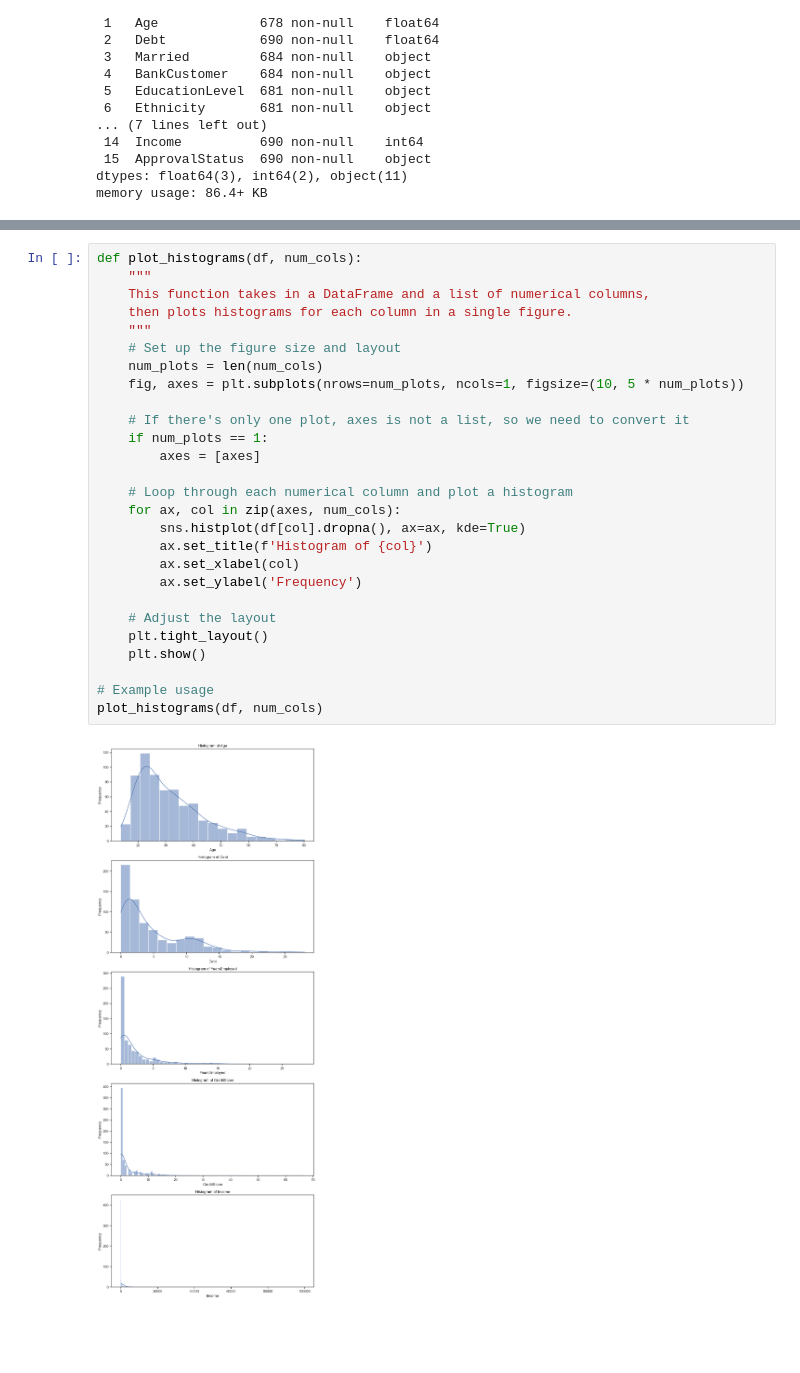
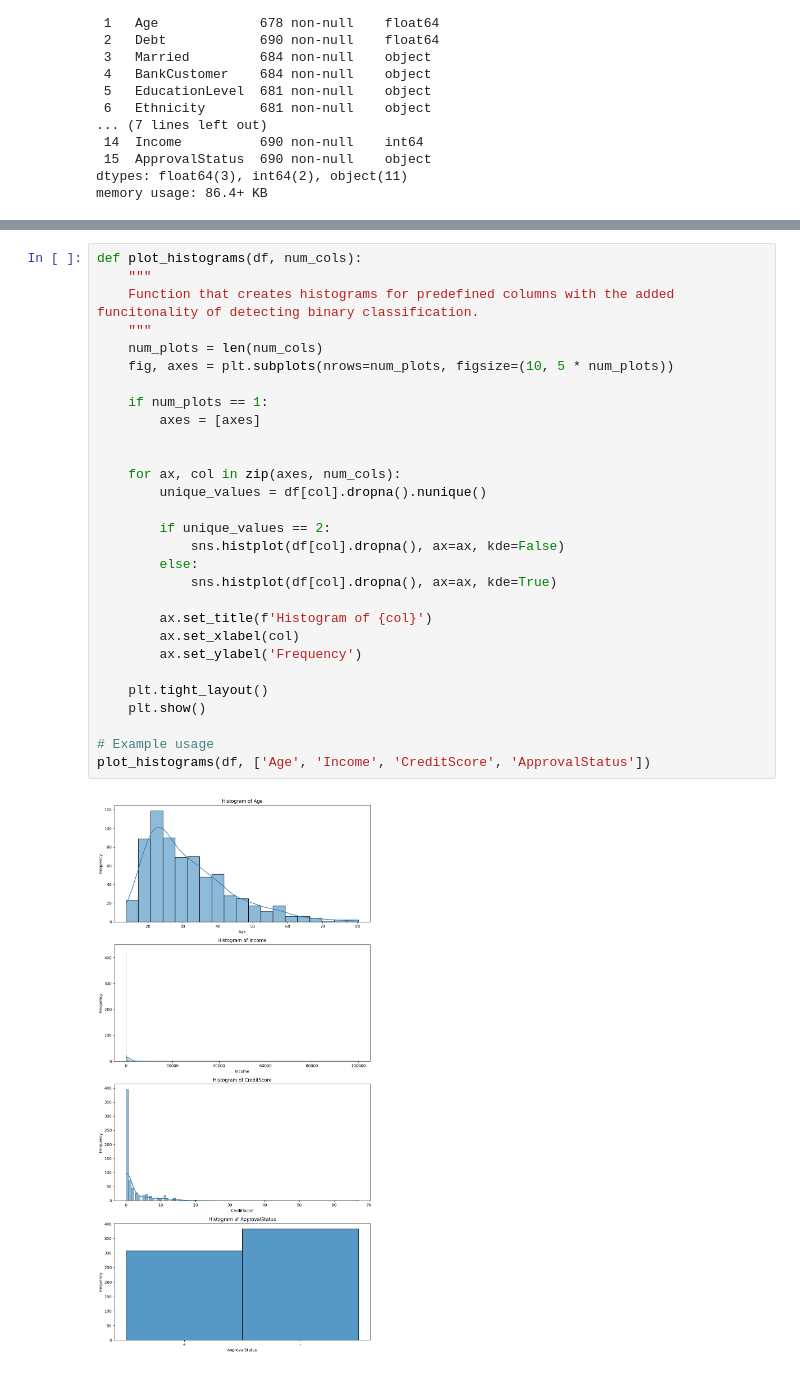
Before and after one commit to AlexandraGjorgieva/ML.ex0, a Jupyter notebook: credit_approval.ipynb, the cells around one changed output, grey strips where cells are left out. Saved outputs shown, nothing was run; the diff lists cells and outputs as text; blank space fills up the shorter version.

Commit message:
Add files via upload
Changes made to the EDA for the credit approval prediction to suit the exercise description

```diff
--- a/credit_approval.ipynb
+++ b/credit_approval.ipynb
@@ -171,29 +173,31 @@ sns.heatmap(df.isnull())
 # %%
 def plot_histograms(df, num_cols):
     """
-    This function takes in a DataFrame and a list of numerical columns,
-    then plots histograms for each column in a single figure.
+    Function that creates histograms for predefined columns with the added funcitonality of detecting binary classification.
     """
-    # Set up the figure size and layout
     num_plots = len(num_cols)
-    fig, axes = plt.subplots(nrows=num_plots, ncols=1, figsize=(10, 5 * num_plots))
+    fig, axes = plt.subplots(nrows=num_plots, figsize=(10, 5 * num_plots))
 
-    # If there's only one plot, axes is not a list, so we need to convert it
     if num_plots == 1:
         axes = [axes]
 
-    # Loop through each numerical column and plot a histogram
+
     for ax, col in zip(axes, num_cols):
-        sns.histplot(df[col].dropna(), ax=ax, kde=True)
+        unique_values = df[col].dropna().nunique()
+
+        if unique_values == 2:
+            sns.histplot(df[col].dropna(), ax=ax, kde=False)
+        else:
+            sns.histplot(df[col].dropna(), ax=ax, kde=True)
+
         ax.set_title(f'Histogram of {col}')
         ax.set_xlabel(col)
         ax.set_ylabel('Frequency')
 
-    # Adjust the layout
     plt.tight_layout()
     plt.show()
 
 # Example usage
-plot_histograms(df, num_cols)
+plot_histograms(df, ['Age', 'Income', 'CreditScore', 'ApprovalStatus'])
 # %% [output]
-[figure, old version]
+[figure, new version]
```
Also changed, not shown: parts of 4 cells of this notebook.
